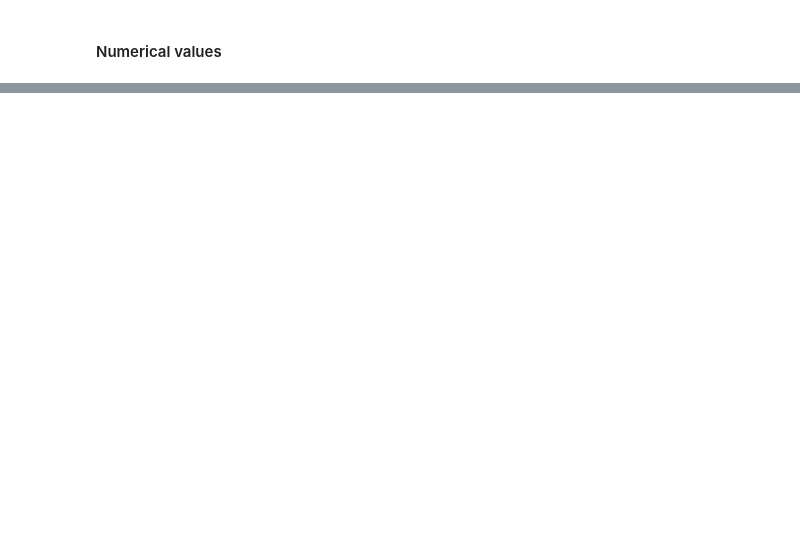
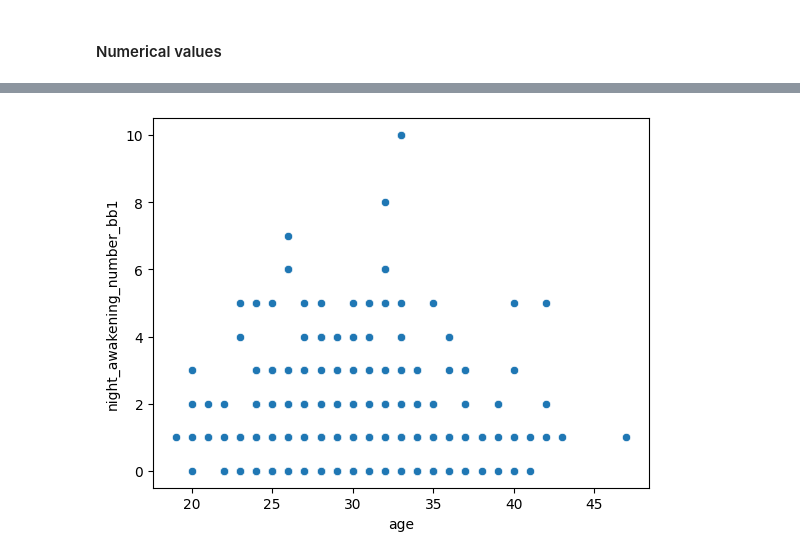
Before and after one commit to DRPproton/Maternal_mental_health_impact_on_infant_sleep, a Jupyter notebook: Maternal mental health impact on infant sleep.ipynb, the cells around one changed output, grey strips where cells are left out. Cells and saved outputs as stored; diff of their text form; code cells hidden in the pictures; blank space fills up the shorter version.

```diff
--- a/Maternal mental health impact on infant sleep.ipynb
+++ b/Maternal mental health impact on infant sleep.ipynb
@@ -486,0 +517,4 @@ df_data.hist(figsize=(6,6));
+# %%
+sns.scatterplot(x=df_data.age, y=df_data.night_awakening_number_bb1);
+# %% [output]
+[figure, added]
```
Also changed, not shown: parts of 34 cells of this notebook.
